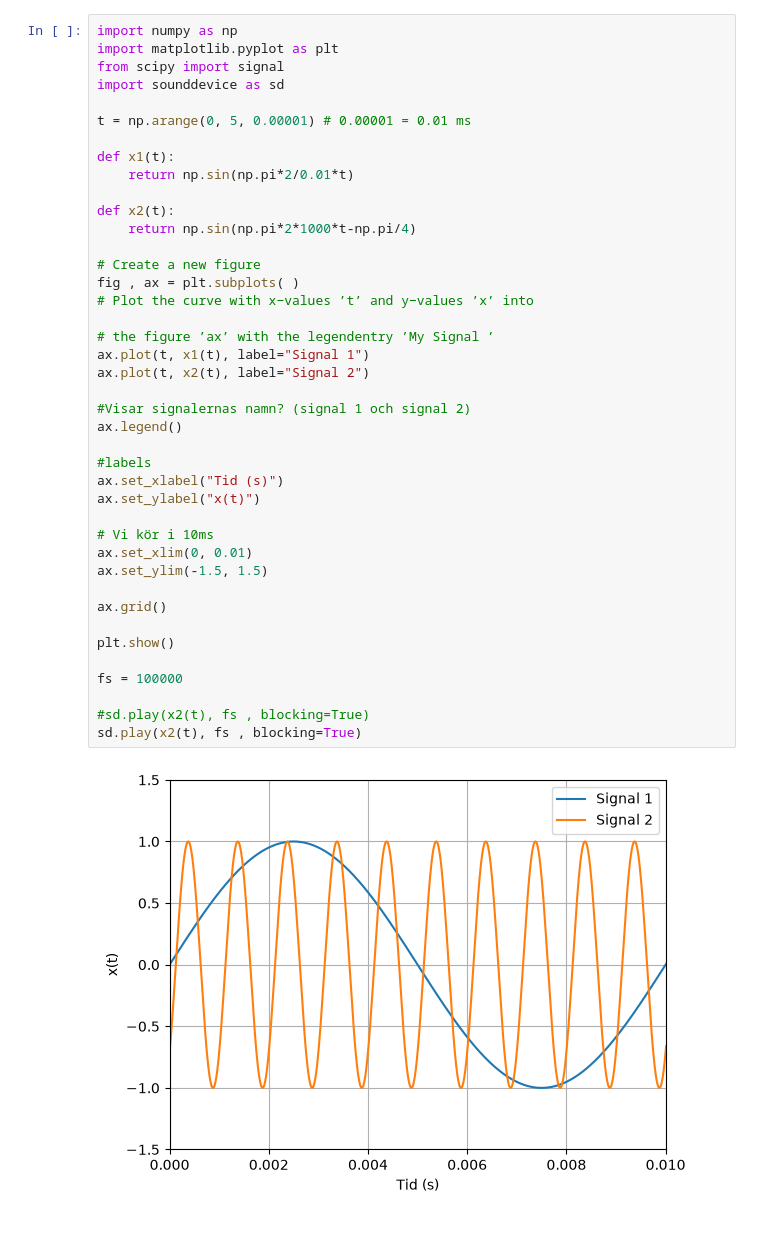
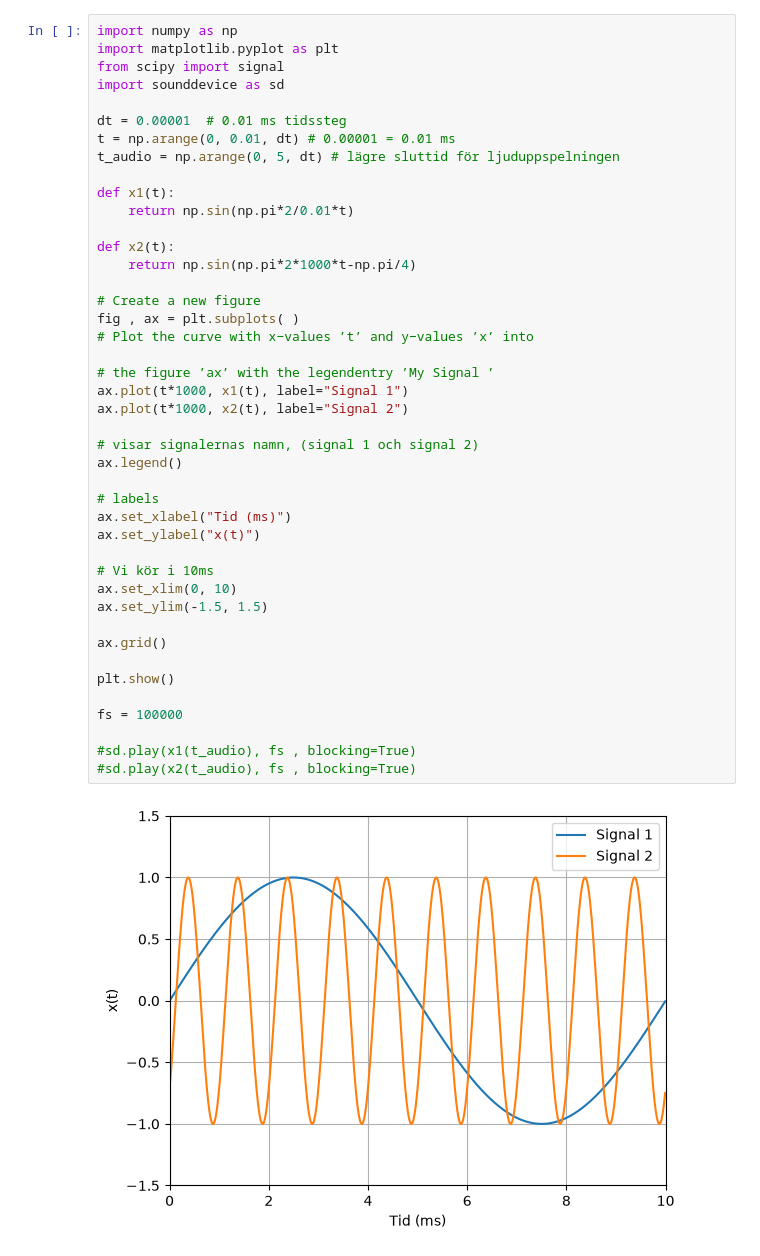
Before and after one commit to sobl9415/Sigtrans_assignments, a Jupyter notebook: Notebook1.ipynb, the cells around one changed output. Saved outputs shown, nothing was run; the diff lists cells and outputs as text.

```diff
--- a/Notebook1.ipynb
+++ b/Notebook1.ipynb
@@ -4,43 +4,45 @@ import matplotlib.pyplot as plt
 from scipy import signal
 import sounddevice as sd
 
-t = np.arange(0, 5, 0.00001) # 0.00001 = 0.01 ms
+dt = 0.00001  # 0.01 ms tidssteg
+t = np.arange(0, 0.01, dt) # 0.00001 = 0.01 ms
+t_audio = np.arange(0, 5, dt) # lägre sluttid för ljuduppspelningen
 
 def x1(t):
     return np.sin(np.pi*2/0.01*t)
 
 def x2(t):
     return np.sin(np.pi*2*1000*t-np.pi/4)
 
 # Create a new figure
 fig , ax = plt.subplots( )
 # Plot the curve with x−values ’t’ and y−values ’x’ into
 
 # the figure ’ax’ with the legendentry ’My Signal ’
-ax.plot(t, x1(t), label="Signal 1")
-ax.plot(t, x2(t), label="Signal 2")
+ax.plot(t*1000, x1(t), label="Signal 1")
+ax.plot(t*1000, x2(t), label="Signal 2")
 
-#Visar signalernas namn? (signal 1 och signal 2)
+# visar signalernas namn, (signal 1 och signal 2)
 ax.legend()
 
-#labels
-ax.set_xlabel("Tid (s)")
+# labels
+ax.set_xlabel("Tid (ms)")
 ax.set_ylabel("x(t)")
 
 # Vi kör i 10ms
-ax.set_xlim(0, 0.01)
+ax.set_xlim(0, 10)
 ax.set_ylim(-1.5, 1.5)
 
 ax.grid()
 
 plt.show()
 
 fs = 100000
 
-#sd.play(x2(t), fs , blocking=True)
-sd.play(x2(t), fs , blocking=True)
+#sd.play(x1(t_audio), fs , blocking=True)
+#sd.play(x2(t_audio), fs , blocking=True)
 # %% [output]
-[figure, old version]
+[figure, new version]
 # %% [markdown]
 # Uppgift 1
 
```
Also changed, not shown: parts of 1 cell of this notebook.
